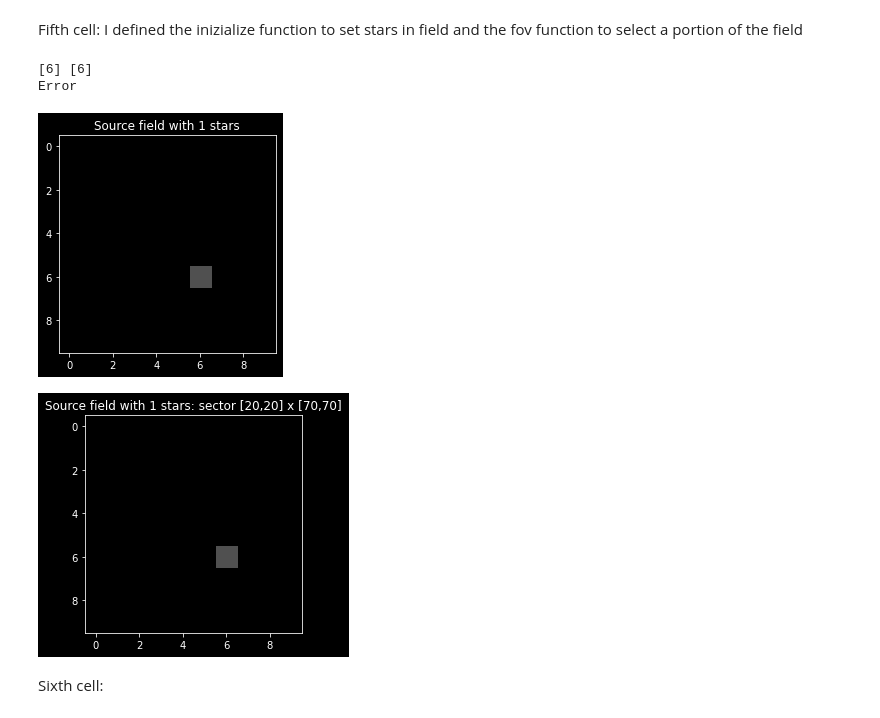
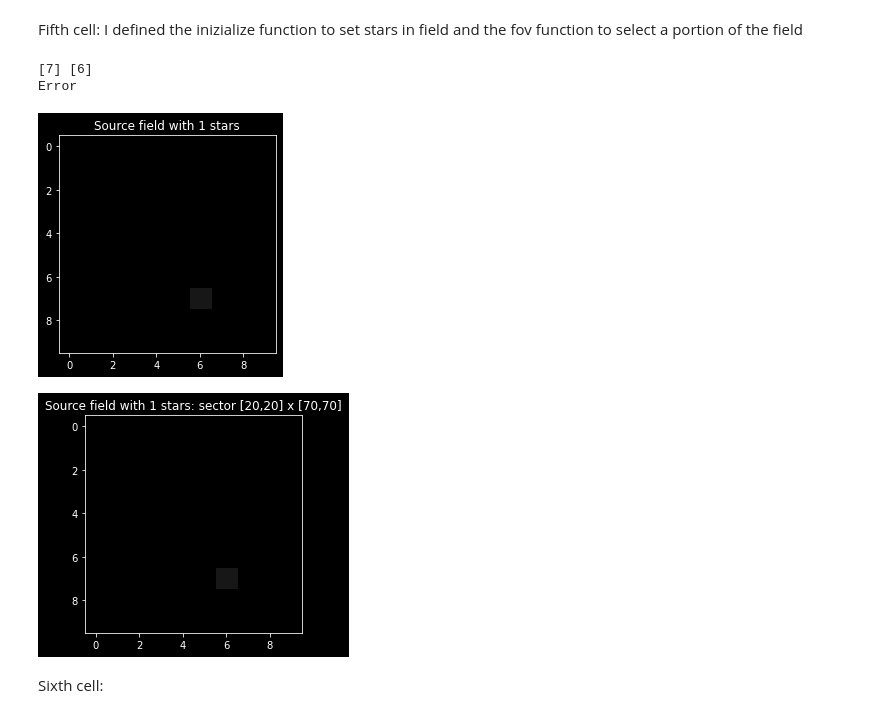
Before and after one commit to 00-berni/proj_2, a Jupyter notebook: implementation_notebook.ipynb, the cells around one changed output. Saved outputs shown, nothing was run; the diff lists cells and outputs as text; code cells hidden in the pictures.

```diff
--- a/implementation_notebook.ipynb
+++ b/implementation_notebook.ipynb
@@ -140,37 +140,37 @@ Fifth cell: I defined the inizialize function to set stars in field and the fov
 def initialize():
 	F = np.zeros([N,N,3])
 	m = generate_mass_array(IMF_min,IMF_max)
-	L = m**beta*1e2
+	L = m**beta
 	xs,ys = star_location(M)
 	print(xs,ys)
 	F = exposure(F,xs,ys,L)
 	S = star(m,L,xs,ys)
 	return F, S
 
 def fov(F,inf=[0,0],sup=[int(N/3),int(N/3)]):
 	if((inf[0]<0) or (inf[1]<0) or (sup[0]>=N) or (sup[1]>=N)):
 		print('Error')
 		return F
 	return F[inf[0]:sup[0],inf[1]:sup[1],:]
 
 F, S = initialize()
 Ls = S.lum
 inf = [20,20]
 sup = [70,70]
 field = fov(F,inf,sup)
 
 plt.figure(1)
 plt.title(f'Source field with {M} stars')
 plt.imshow(F)
 plt.figure(2)
 plt.title(f'Source field with {M} stars: sector [{inf[0]},{inf[1]}] x [{sup[0]},{sup[1]}]')
 plt.imshow(field)
 plt.show()
 # %% [output]
-[6] [6]
+[7] [6]
 Error
-[figure, old version]
+[figure, new version]
-[figure, old version]
+[figure, new version]
 # %% [markdown]
 Sixth cell:
 # %%
```
Also changed, not shown: parts of 3 cells of this notebook.
